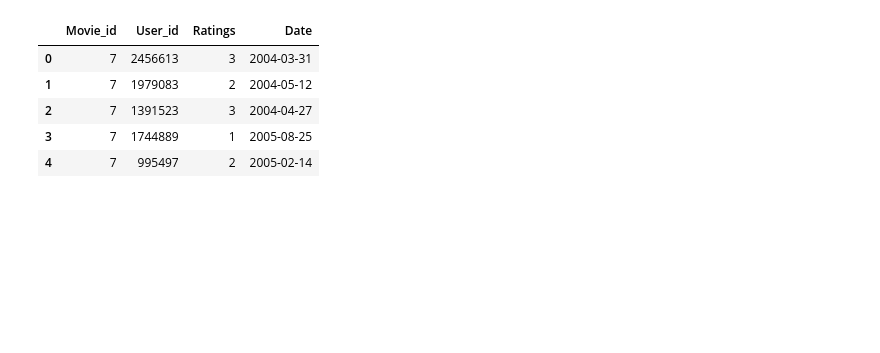
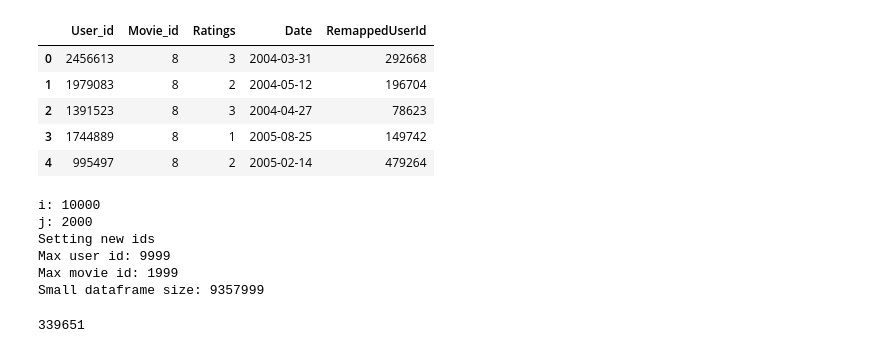
Before and after one commit to PranavShashidhara/Movie-Recommendation-system, a Jupyter notebook: Dictionaries.ipynb, the cells around one changed output. Drawn from its saved outputs; the diff is of its cells as text; code cells hidden in the pictures; blank space fills up the shorter version.

Commit message:
Added the Remapping of the User Id and Movie Id to the smaller dataset

```diff
--- a/Dictionaries.ipynb
+++ b/Dictionaries.ipynb
@@ -31,10 +32,56 @@ import boto3
 # %%
-data_df = pd.read_parquet('https://netflix-project-data.s3.us-east-1.amazonaws.com/Preprocessed+data/Small_filtered_data.parquet')
+data_df = pd.read_parquet('https://netflix-project-data.s3.us-east-1.amazonaws.com/Preprocessed+data/small_filtered_data.parquet')
 data_df.head()
 # %% [output]
-|  | Movie_id | User_id | Ratings | Date |
-| 0 | 7 | 2456613 | 3 | 2004-03-31 |
-| 1 | 7 | 1979083 | 2 | 2004-05-12 |
-| 2 | 7 | 1391523 | 3 | 2004-04-27 |
-| 3 | 7 | 1744889 | 1 | 2005-08-25 |
-| 4 | 7 | 995497 | 2 | 2005-02-14 |
+|  | User_id | Movie_id | Ratings | Date | RemappedUserId |
+| 0 | 2456613 | 8 | 3 | 2004-03-31 | 292668 |
+| 1 | 1979083 | 8 | 2 | 2004-05-12 | 196704 |
+| 2 | 1391523 | 8 | 3 | 2004-04-27 | 78623 |
+| 3 | 1744889 | 8 | 1 | 2005-08-25 | 149742 |
+| 4 | 995497 | 8 | 2 | 2005-02-14 | 479264 |
+# %%
+# Remapping both user Id's and Movie'Ids
+user_ids_count = Counter(data_df.RemappedUserId)
+movie_ids_count = Counter(data_df.RemappedUserId)
+n = 10000
+m = 2000
+user_ids = data_df['RemappedUserId'].unique()
+movie_ids = data_df['Movie_id'].unique()
+
+data_df['RemappedUserId'] = data_df['RemappedUserId'].astype(int)
+data_df['Movie_id'] = data_df['Movie_id'].astype(int)
+df_small = data_df.copy()
+
+new_user_id_map = {}
+i = 0
+for old in user_ids:
+    new_user_id_map[old] = i
+    i += 1
+print("i:", i)
+
+new_movie_id_map = {}
+j = 0
+for old in movie_ids:
+  new_movie_id_map[old] = j
+  j += 1
+print("j:", j)
+
+print("Setting new ids")
+df_small.loc[:, 'User_id'] = df_small.apply(lambda row: new_user_id_map[row.RemappedUserId], axis=1)
+df_small.loc[:, 'Movie_id'] = df_small.apply(lambda row: new_movie_id_map[row.Movie_id], axis=1)
+
+print("Max user id:", df_small.User_id.max())
+print("Max movie id:", df_small.Movie_id.max())
+
+print("Small dataframe size:",len(df_small))
+# %% [output]
+i: 10000
+j: 2000
+Setting new ids
+Max user id: 9999
+Max movie id: 1999
+Small dataframe size: 9357999
+# %%
+user_ids[0]
+# %% [output]
+339651
```
Also changed, not shown: parts of 8 cells of this notebook.
